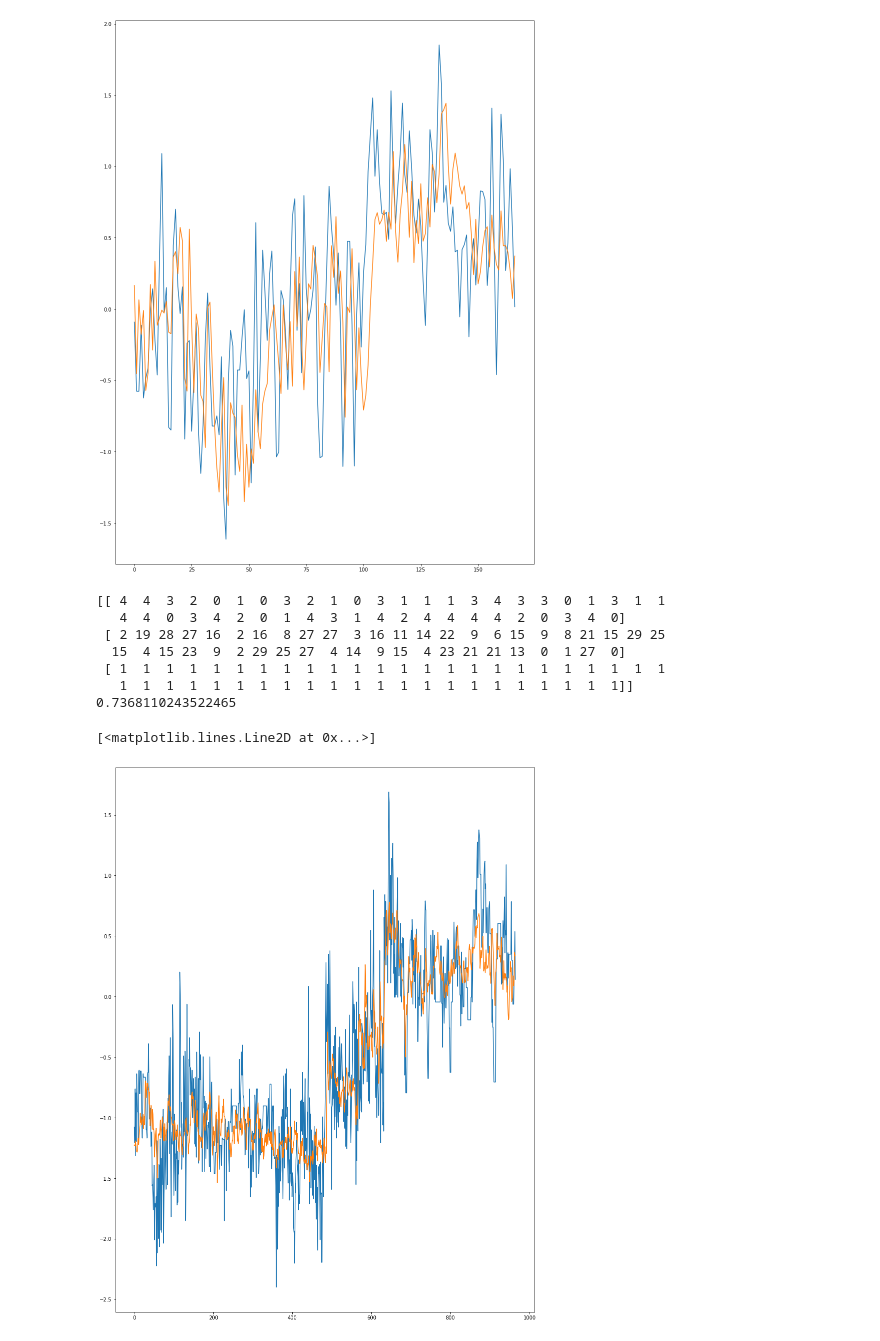
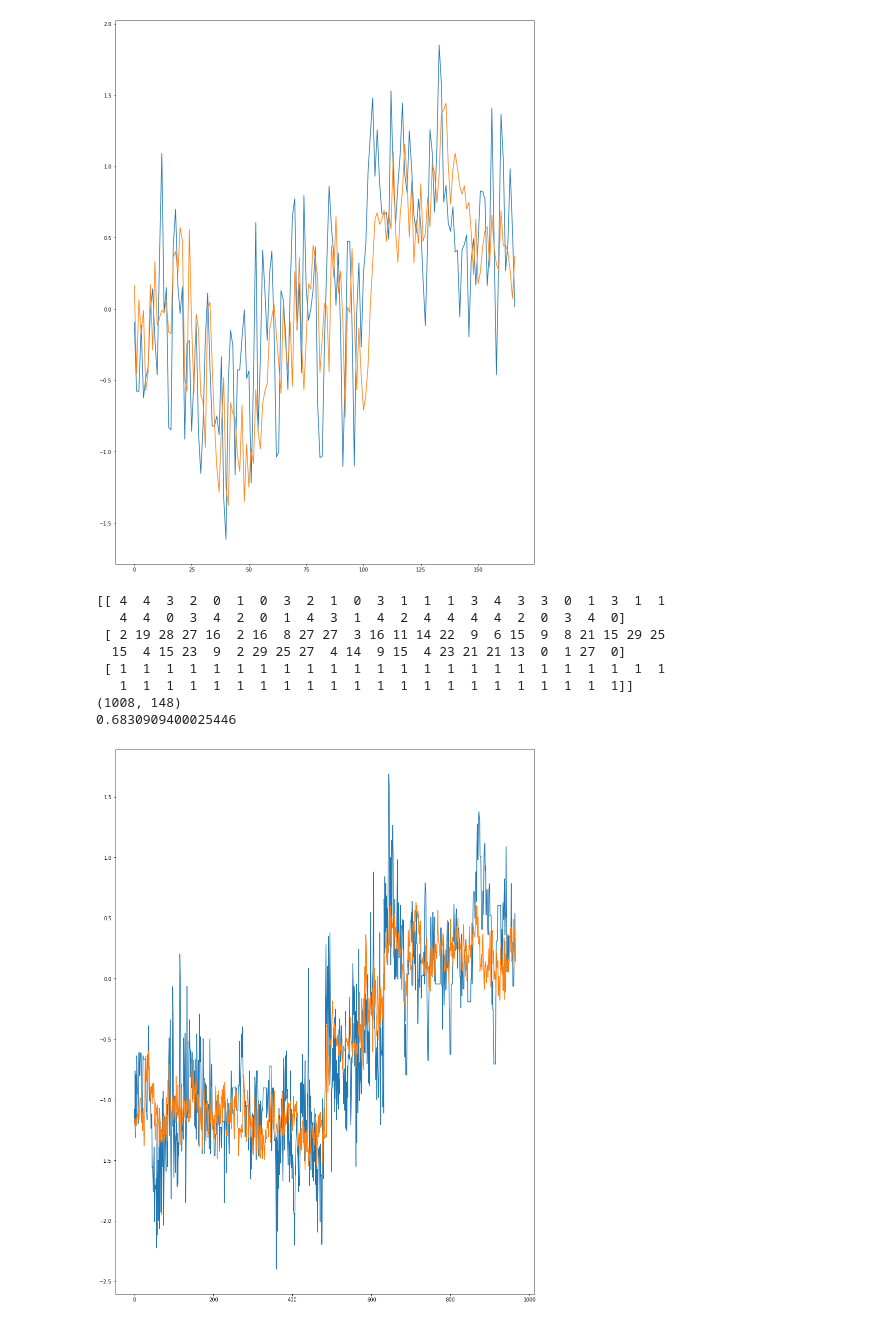
Before and after one commit to kubasikora/MI-Projekt, a Jupyter notebook: GeneticFinal.ipynb, the cells around one changed output. Cells and saved outputs as stored; diff of their text form; code cells hidden in the pictures.

```diff
--- a/GeneticFinal.ipynb
+++ b/GeneticFinal.ipynb
@@ -486,6 +472,7 @@ inputsdp = ['FP05', 'LT1', 'TMB', 'TMC', 'TMD', 'TME', 'TMF', 'PWB', 'PWC', 'PWD
        'TS03', 'TS02', 'FW01', 'TS05', 'TS04', 'FW02', 'TTWS', 'PTWS', 'TW02',
        'TW01', 'FW03', 'TW04', 'TW03', 'FW04', 'PTWT', 'PPW']
 outputdp = ["DP"]
+TRAINTESTRATIO = 0.33
 
 cachedp = {}
 
@@ -552,6 +539,22 @@ numberOfSamples = y_learn.shape[0]
 output_learn_cut = y_learn[maxDelay : numberOfSamples - maxOrder]
 output_verif_cut = y_verif[maxDelay : numberOfSamples - maxOrder]
 A_learn = createModelMatrix(u_learn, optimM)
+
+df0p = pd.DataFrame(A_learn)
+df0p.insert(df0p.shape[1]-1, "y_learn", output_learn_cut)
+[train0, test0] = train_test_split(df0p, train_size=TRAINTESTRATIO, random_state=0)
+
+u_learn1, y_learn1 = prepareSignals(scaledDataFrames[1], inputsdp, outputdp)
+u_verif1, y_verif1 = prepareSignals(scaledDataFrames[1], inputsdp, outputdp)
+numberOfSamples = y_learn1.shape[0]
+output_learn_cut1 = y_learn1[maxDelay : numberOfSamples - maxOrder]
+output_verif_cut1 = y_verif1[maxDelay : numberOfSamples - maxOrder]
+A_learn1 = createModelMatrix(u_learn1, optimM)
+
+df1p = pd.DataFrame(A_learn1)
+df1p.insert(df1p.shape[1]-1, "y_learn", output_learn_cut1)
+[train1, test1] = train_test_split(df1p, train_size=TRAINTESTRATIO, random_state=0)
+
 #
 u_learn2, y_learn2 = prepareSignals(scaledDataFrames[2], inputsdp, outputdp)
 u_verif2, y_verif2 = prepareSignals(scaledDataFrames[2], inputsdp, outputdp)
@@ -560,9 +563,25 @@ output_learn_cut2 = y_learn2[maxDelay : numberOfSamples - maxOrder]
 output_verif_cut2 = y_verif2[maxDelay : numberOfSamples - maxOrder]
 A_learn2 = createModelMatrix(u_learn2, optimM)
 
-Al = np.vstack((A_learn, A_learn2))
-yl = np.vstack((output_learn_cut, output_learn_cut2))
+df2p = pd.DataFrame(A_learn2)
+df2p.insert(df2p.shape[1]-1, "y_learn", output_learn_cut2)
+[train2, test2] = train_test_split(df2p, train_size=TRAINTESTRATIO, random_state=0)
 
+u_learn3, y_learn3 = prepareSignals(scaledDataFrames[3], inputsdp, outputdp)
+u_verif3, y_verif3 = prepareSignals(scaledDataFrames[3], inputsdp, outputdp)
+numberOfSamples = y_learn3.shape[0]
+output_learn_cut3 = y_learn3[maxDelay : numberOfSamples - maxOrder]
+output_verif_cut3 = y_verif3[maxDelay : numberOfSamples - maxOrder]
+A_learn3 = createModelMatrix(u_learn3, optimM)
+
+df3p = pd.DataFrame(A_learn3)
+df3p.insert(df3p.shape[1]-1, "y_learn", output_learn_cut3)
+[train3, test3] = train_test_split(df3p, train_size=TRAINTESTRATIO, random_state=0)
+
+Al = np.vstack((train0.drop(["y_learn"],axis=1).values, train1.drop(["y_learn"],axis=1).values, train2.drop(["y_learn"],axis=1).values, train3.drop(["y_learn"],axis=1).values))
+yl = np.concatenate((train0["y_learn"].values, train1["y_learn"].values, train2["y_learn"].values, train3["y_learn"].values))
+
+print(Al.shape)
 model = linear_model.LinearRegression().fit(Al, yl)
 score = evalModelScore(model, optimM, u_verif, y_verif)
 
@@ -571,39 +590,41 @@ numberOfSamples = y_learn.shape[0]
 output_learn_cut = y_learn[maxDelay : numberOfSamples - maxOrder]
 output_verif_cut = y_verif[maxDelay : numberOfSamples - maxOrder]
 
-# A_verif = createModelMatrix(u_verif, optimM)
-A_learn = createModelMatrix(u_learn, optimM)
-y_model_learn = model.predict(A_learn)
-# y_model_verif = model.predict(A_verif)
+# # A_verif = createModelMatrix(u_verif, optimM)
+# A_learn = createModelMatrix(u_learn, optimM)
+# y_model_learn = model.predict(A_learn)
+# # y_model_verif = model.predict(A_verif)
 
 data_idx = maxOrder+maxDelay+1
 u_verif_wip = np.array(u_verif[0:data_idx],copy=True)
 A_verif = createModelMatrix(u_verif_wip, optimM)
 
 model_outputs = np.array([])
-for i in range(data_idx, data_idx+len(output_learn_cut)):
+for i in range(data_idx, data_idx+len(output_verif_cut)):
     output_model_verif = model.predict(A_verif)
     model_outputs = np.append(model_outputs, output_model_verif)
     u_verif_wip = np.vstack((u_verif_wip, u_verif[data_idx:data_idx+1]))[1:]
     data_idx += 1
     u_verif_wip[-1][-1] = output_model_verif[-1]
     A_verif = createModelMatrix(u_verif_wip, optimM)
 
 verif_score = r2_score(output_verif_cut, model_outputs)
 print(verif_score)
 
 # plot data
 plt.rcParams['figure.figsize'] = [15, 20]
 plt.plot(output_verif_cut)
 plt.plot(model_outputs)
+pdres = pd.DataFrame(np.array([output_verif_cut[:,0], model_outputs]).transpose())
+pdres.to_csv("./results/genetic/dp_0.csv", index=False, header=False)
 # %% [output]
 [[ 4  4  3  2  0  1  0  3  2  1  0  3  1  1  1  3  4  3  3  0  1  3  1  1
    4  4  0  3  4  2  0  1  4  3  1  4  2  4  4  4  4  2  0  3  4  0]
  [ 2 19 28 27 16  2 16  8 27 27  3 16 11 14 22  9  6 15  9  8 21 15 29 25
   15  4 15 23  9  2 29 25 27  4 14  9 15  4 23 21 21 13  0  1 27  0]
  [ 1  1  1  1  1  1  1  1  1  1  1  1  1  1  1  1  1  1  1  1  1  1  1  1
    1  1  1  1  1  1  1  1  1  1  1  1  1  1  1  1  1  1  1  1  1  1]]
-0.7368110243522465
+(1008, 148)
+0.6830909400025446
-[<matplotlib.lines.Line2D at 0x...>]
-[figure, old version]
+[figure, new version]
 # %%
```
Also changed, not shown: parts of 6 cells of this notebook, 51 other files.
